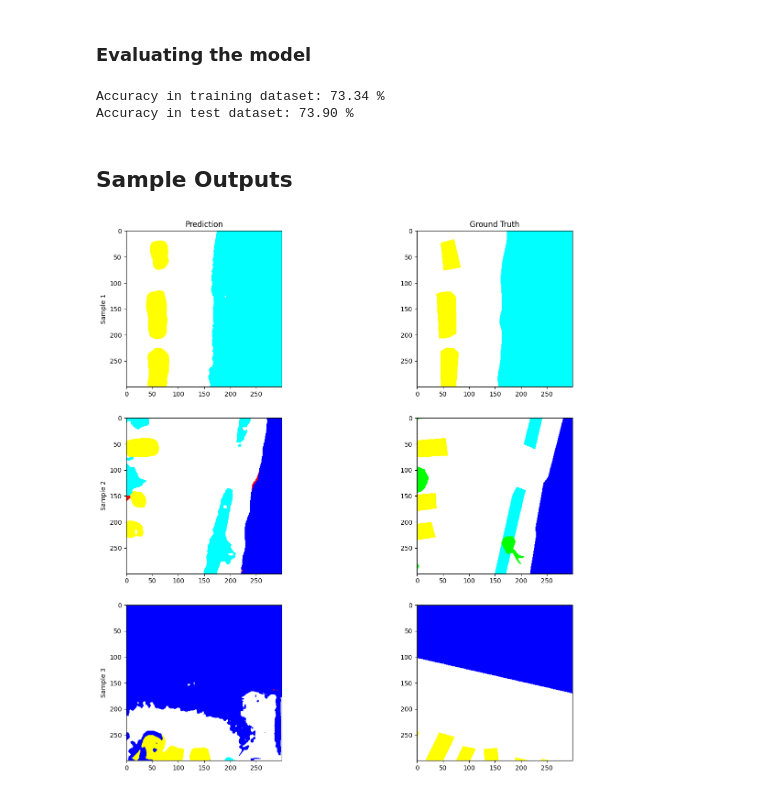
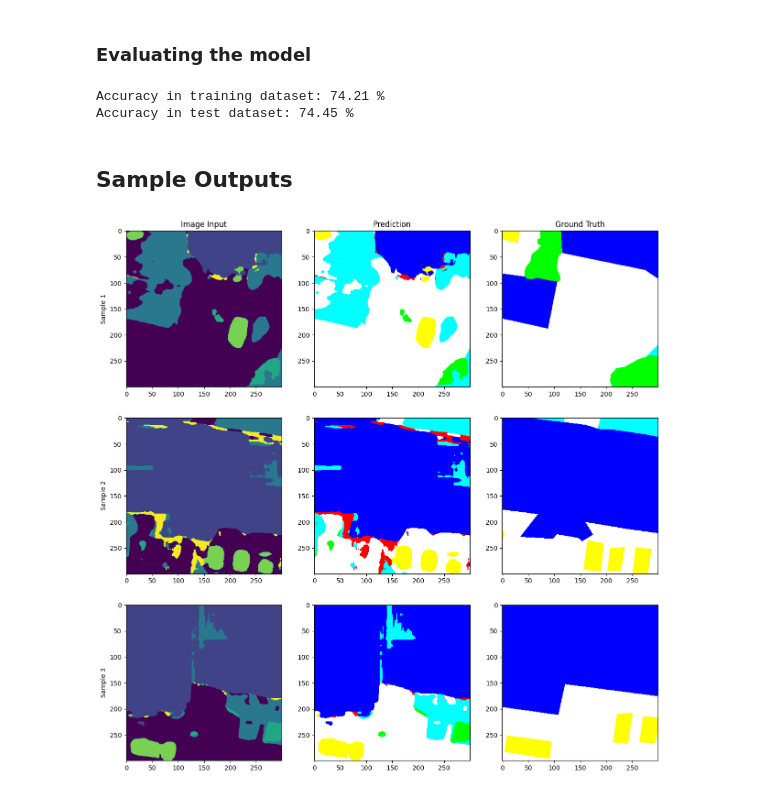
Before and after one commit to Murdism/image_Segmentation_Assignment, a Jupyter notebook: main.ipynb, the cells around one changed output. Cells and saved outputs as stored; diff of their text form; code cells hidden in the pictures.

```diff
--- a/main.ipynb
+++ b/main.ipynb
@@ -298,6 +309,7 @@ def evaluate(dataset, eval_train = True):
         correct = 0
         incorrect = 0
         all_outputs = []
+        all_inputs = []
         all_labels = []
         for i, data in enumerate(dataset):
             inputs, labels = data
@@ -307,6 +319,7 @@ def evaluate(dataset, eval_train = True):
 
             #metrics(outputs,labels)
             outputs = torch.argmax(outputs,dim=1)
+            all_inputs.append(inputs)
             all_outputs.append(outputs)
             all_labels.append(labels)
 
@@ -319,14 +332,14 @@ def evaluate(dataset, eval_train = True):
             print("Accuracy in training dataset: %.2f %%" %(acc_total*100))
         else:
             print("Accuracy in test dataset: %.2f %%" %(acc_total*100))
-    return all_outputs,all_labels
+    return all_inputs,all_outputs,all_labels
 # %%
 # evaluate on training and testing Dataset
-train_output, train_gt =evaluate(training_data)
-test_output, test_gt = evaluate(testing_data,False)
+train_input,train_output, train_gt =evaluate(training_data)
+test_input,test_output, test_gt = evaluate(testing_data,False)
 # %% [output]
-Accuracy in training dataset: 73.34 %
-Accuracy in test dataset: 73.90 %
+Accuracy in training dataset: 74.21 %
+Accuracy in test dataset: 74.45 %
 # %% [markdown]
 ## Sample Outputs
 # %%
@@ -348,35 +361,45 @@ def convert_from_labels(image, palette=color_palette):
 # %%
 import random
 n_samples = 3
+input =[]
 output=[]
 gt=[]
 for _ in range(n_samples):
     index_1,index_2 = random.randint(0,len(test_output)-1),random.randint(0,(len(test_output[0])-1))
+    input_sample = test_output[index_1][index_2]
     output_sample = convert_from_labels(test_output[index_1][index_2])
     gt_sample = convert_from_labels(test_gt[index_1][index_2])
+    input.append(input_sample)
     output.append(output_sample)
     gt.append(gt_sample)
 # %%
 fig = plt.figure(figsize=(15, 15))
 rows = 3
-columns = 2
+columns = 3
 sub_plot_1 =fig.add_subplot(rows, columns, 1)
+plt.imshow(input[0])
+sub_plot_1.set_title("Image Input")
+sub_plot_1.set_ylabel("Sample 1")
+sub_plot_2 =fig.add_subplot(rows, columns, 2)
 plt.imshow(output[0])
-sub_plot_1.set_title("Prediction")
-sub_plot_1.set_ylabel("Sample 1")
-sub_plot_2 = fig.add_subplot(rows, columns, 2)
-sub_plot_2.set_title("Ground Truth")
+sub_plot_2.set_title("Prediction")
+sub_plot_3 = fig.add_subplot(rows, columns, 3)
+sub_plot_3.set_title("Ground Truth")
 plt.imshow(gt[0])
-sub_plot_3 = fig.add_subplot(rows, columns, 3)
+sub_plot_4 = fig.add_subplot(rows, columns, 4)
+plt.imshow(input[1])
+sub_plot_4.set_ylabel("Sample 2")
+sub_plot_5 = fig.add_subplot(rows, columns, 5)
 plt.imshow(output[1])
-sub_plot_3.set_ylabel("Sample 2")
-sub_plot_4 = fig.add_subplot(rows, columns, 4)
+sub_plot_6 = fig.add_subplot(rows, columns, 6)
 plt.imshow(gt[1])
-sub_plot_5 = fig.add_subplot(rows, columns, 5)
+sub_plot_7 = fig.add_subplot(rows, columns, 7)
+plt.imshow(input[2])
+sub_plot_7.set_ylabel("Sample 3")
+sub_plot_8 = fig.add_subplot(rows, columns, 8)
 plt.imshow(output[2])
-sub_plot_5.set_ylabel("Sample 3")
-sub_plot_6= fig.add_subplot(rows, columns, 6)
+sub_plot_9= fig.add_subplot(rows, columns, 9)
 plt.imshow(gt[2])
 plt.show()
 # %% [output]
-[figure, old version]
+[figure, new version]
```
Also changed, not shown: parts of 2 cells of this notebook.
